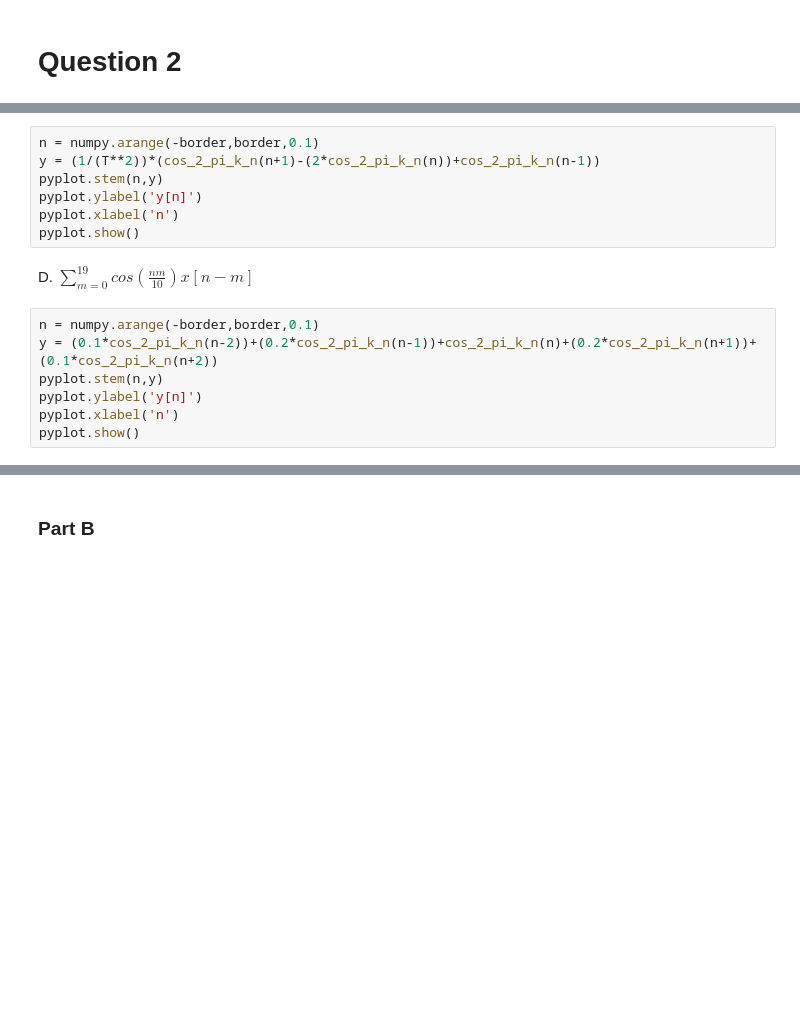
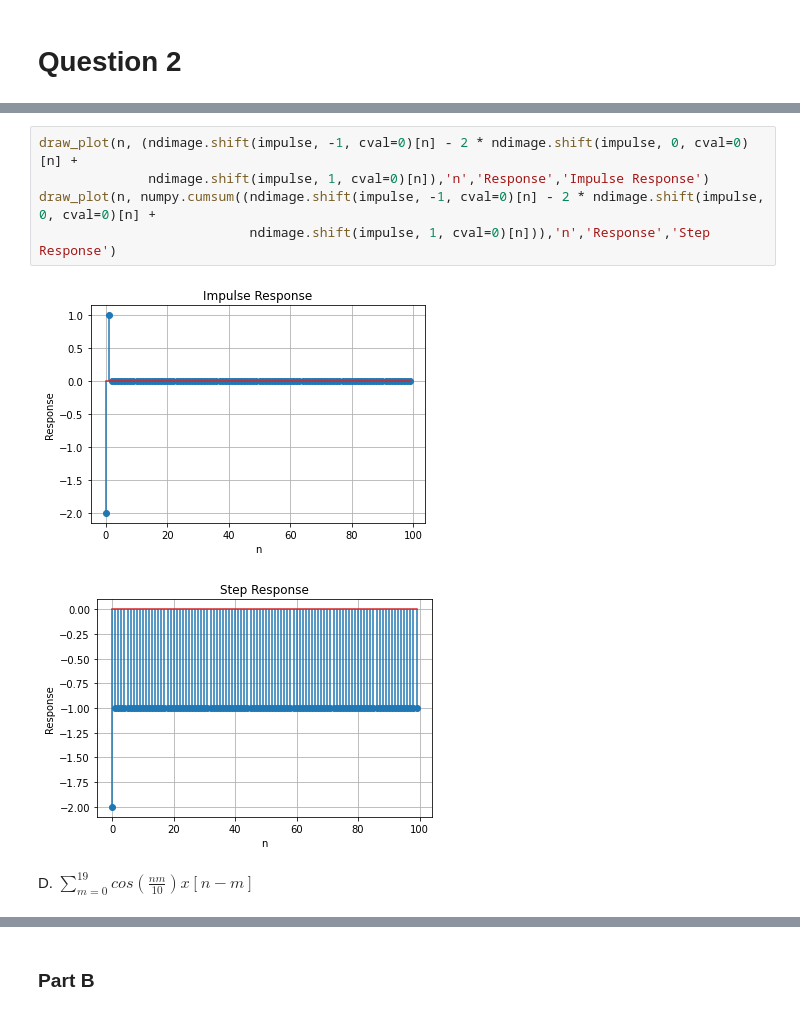
Before and after one commit to SM2A/Signals_and_Systems_Course_Projects, a Jupyter notebook: CA1/Source/2 - Impulse and Step Response of Time Discrete System.ipynb, the cells around one changed output, grey strips where cells are left out. Drawn from its saved outputs; the diff is of its cells as text; blank space fills up the shorter version.

```diff
--- a/CA1/Source/2 - Impulse and Step Response of Time Discrete System.ipynb
+++ b/CA1/Source/2 - Impulse and Step Response of Time Discrete System.ipynb
@@ -43,16 +45,10 @@ C. $\frac{1}{T^2}(x[n+1]-2x[n]+x[n-1])$
-# %%
-n = numpy.arange(-border,border,0.1)
-y = (1/(T**2))*(cos_2_pi_k_n(n+1)-(2*cos_2_pi_k_n(n))+cos_2_pi_k_n(n-1))
-pyplot.stem(n,y)
-pyplot.ylabel('y[n]')
-pyplot.xlabel('n')
-pyplot.show()
+# %%
+draw_plot(n, (ndimage.shift(impulse, -1, cval=0)[n] - 2 * ndimage.shift(impulse, 0, cval=0)[n] +
+              ndimage.shift(impulse, 1, cval=0)[n]),'n','Response','Impulse Response')
+draw_plot(n, numpy.cumsum((ndimage.shift(impulse, -1, cval=0)[n] - 2 * ndimage.shift(impulse, 0, cval=0)[n] +
+                           ndimage.shift(impulse, 1, cval=0)[n])),'n','Response','Step Response')
+# %% [output]
+[figure, added]
+[figure, added]
 # %% [markdown]
 D. $\sum_{m=0}^{19} cos(\frac{nm}{10})x[n-m]$
-# %%
-n = numpy.arange(-border,border,0.1)
-y = (0.1*cos_2_pi_k_n(n-2))+(0.2*cos_2_pi_k_n(n-1))+cos_2_pi_k_n(n)+(0.2*cos_2_pi_k_n(n+1))+(0.1*cos_2_pi_k_n(n+2))
-pyplot.stem(n,y)
-pyplot.ylabel('y[n]')
-pyplot.xlabel('n')
-pyplot.show()
```
Also changed, not shown: parts of 19 cells of this notebook, 1 other file.
